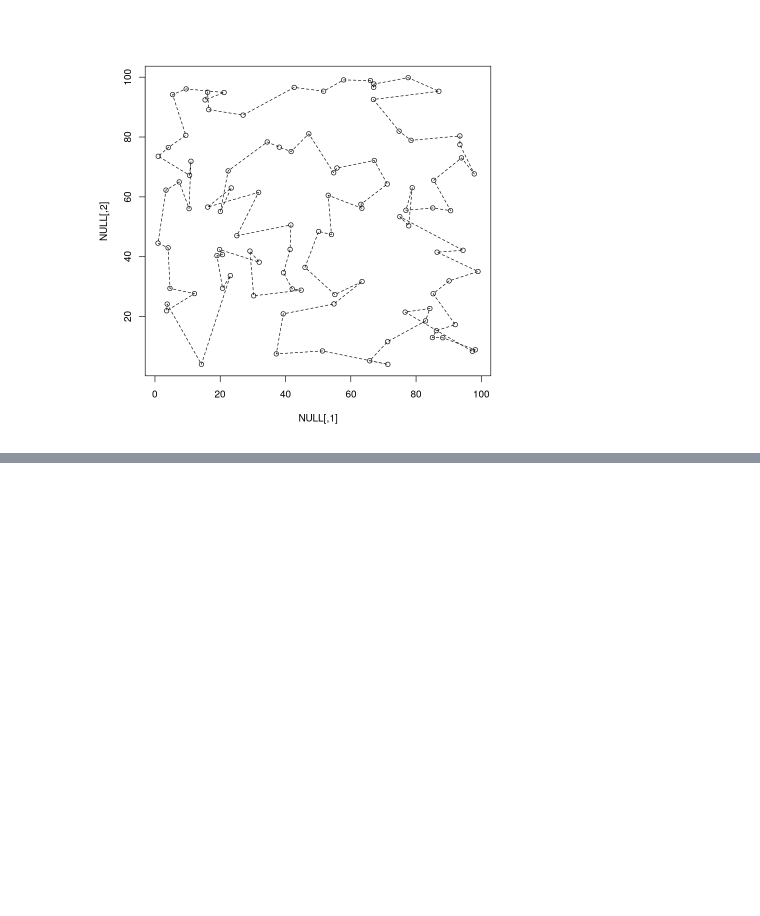
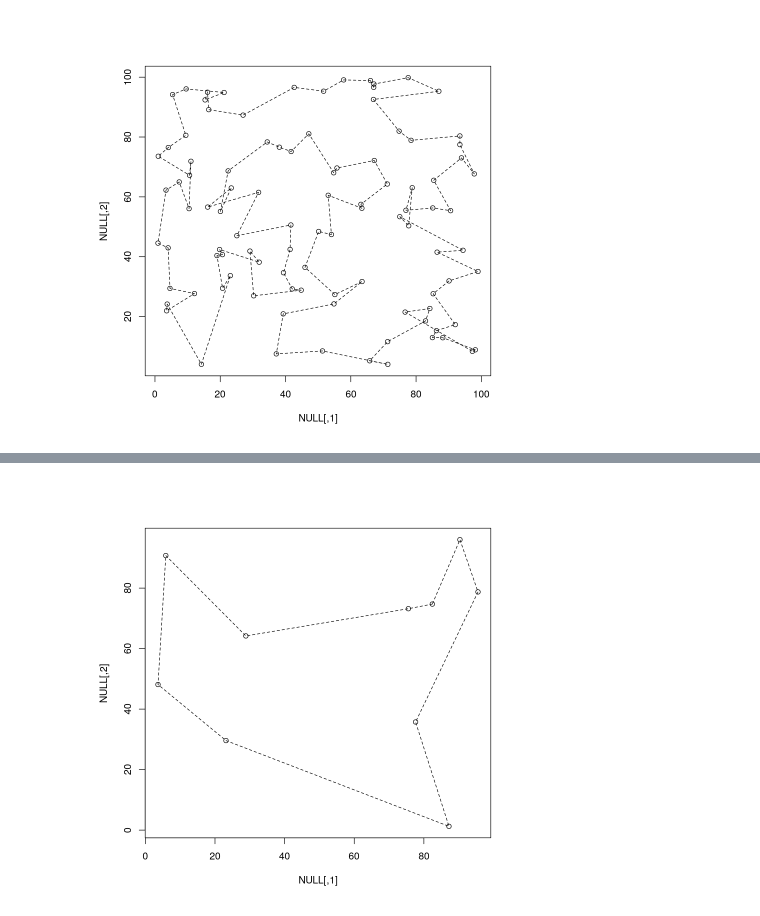
Before and after one commit to silverscrub/TSP-ML-Approach, a Jupyter notebook: src/Untitled.ipynb, the cells around one changed output, grey strips where cells are left out. Drawn from its saved outputs; the diff is of its cells as text; code cells hidden in the pictures; blank space fills up the shorter version.

```diff
--- a/src/Untitled.ipynb
+++ b/src/Untitled.ipynb
@@ -286,0 +308,8 @@ Traceback:
+# %%
+## terminal result
+result <- as.integer(c(1, 10, 5, 7, 6, 4, 9, 3, 8, 2))
+# %%
+terminal_tour <- as.TOUR(result)
+plot(ten, terminal_tour)
+# %% [output]
+[figure, added]
```
Also changed, not shown: parts of 6 cells of this notebook, 44 other files.
